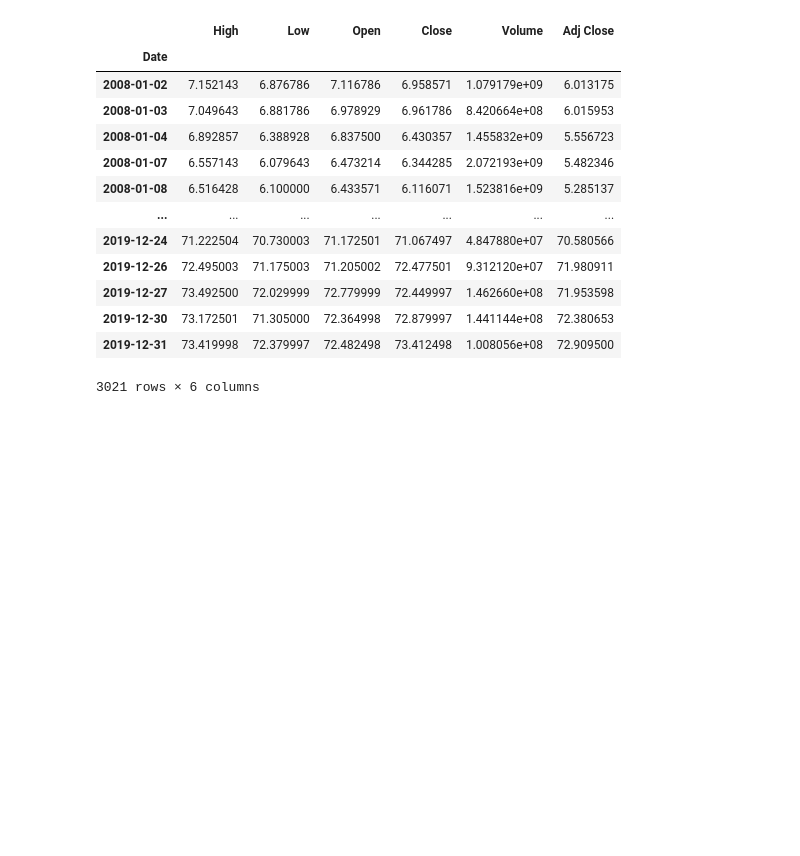
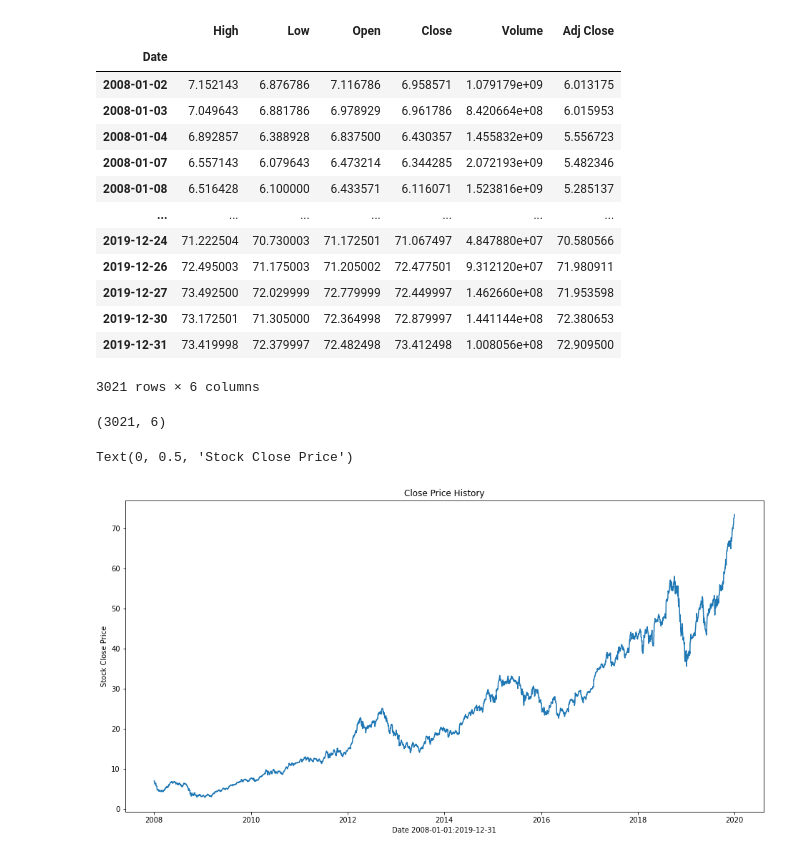
Before and after one commit to zlibutmatthew/Stock-Prediction-SVM, a Jupyter notebook: SVM_Stock_Prediction.ipynb, the cells around one changed output. Drawn from its saved outputs; the diff is of its cells as text; code cells hidden in the pictures; blank space fills up the shorter version.

```diff
--- a/SVM_Stock_Prediction.ipynb
+++ b/SVM_Stock_Prediction.ipynb
@@ -25,3 +25,17 @@ df
 | 2019-12-30 | 73.172501 | 71.305000 | 72.364998 | 72.879997 | 1.441144e+08 | 72.380653 |
 | 2019-12-31 | 73.419998 | 72.379997 | 72.482498 | 73.412498 | 1.008056e+08 | 72.909500 |
 3021 rows × 6 columns
+# %%
+df.shape
+# %% [output]
+(3021, 6)
+# %%
+#Visualize the closing prince of the Apple stock.
+plt.figure(figsize=(16,8))
+plt.title('Close Price History')
+plt.plot(df['Close'])
+plt.xlabel('Date 2008-01-01:2019-12-31')
+plt.ylabel('Stock Close Price')
+# %% [output]
+Text(0, 0.5, 'Stock Close Price')
+[figure, added]
```
